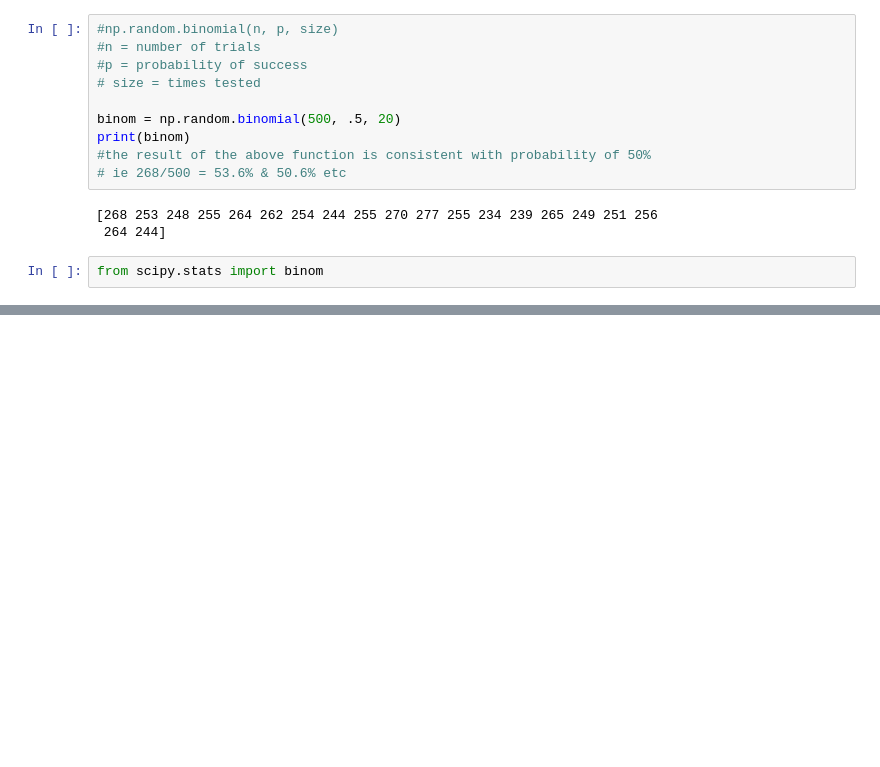
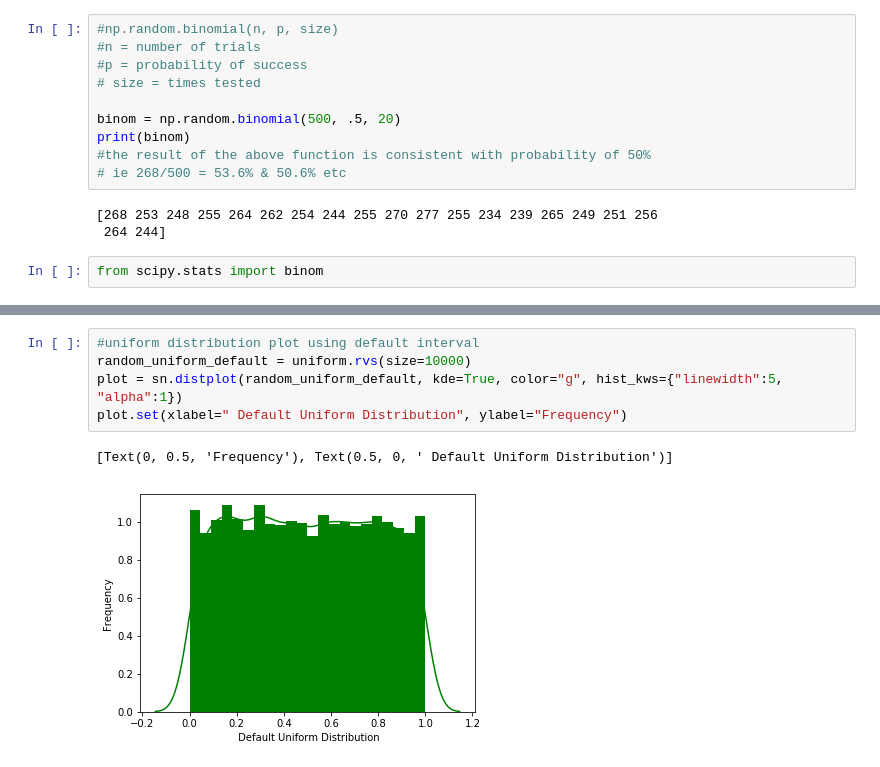
Before and after one commit to kevindooley/programming_DA_project_2019, a Jupyter notebook: numpy_tutorial.ipynb, the cells around one changed output, grey strips where cells are left out. Drawn from its saved outputs; the diff is of its cells as text; blank space fills up the shorter version.

```diff
--- a/numpy_tutorial.ipynb
+++ b/numpy_tutorial.ipynb
@@ -226,0 +325,8 @@ plot.set(xlabel="Binomial Distribution", ylabel="Frequency")
+# %%
+#uniform distribution plot using default interval
+random_uniform_default = uniform.rvs(size=10000)
+plot = sn.distplot(random_uniform_default, kde=True, color="g", hist_kws={"linewidth":5, "alpha":1})
+plot.set(xlabel=" Default Uniform Distribution", ylabel="Frequency")
+# %% [output]
+[Text(0, 0.5, 'Frequency'), Text(0.5, 0, ' Default Uniform Distribution')]
+[figure, added]
```
Also changed, not shown: parts of 7 cells of this notebook, 1 other file.
